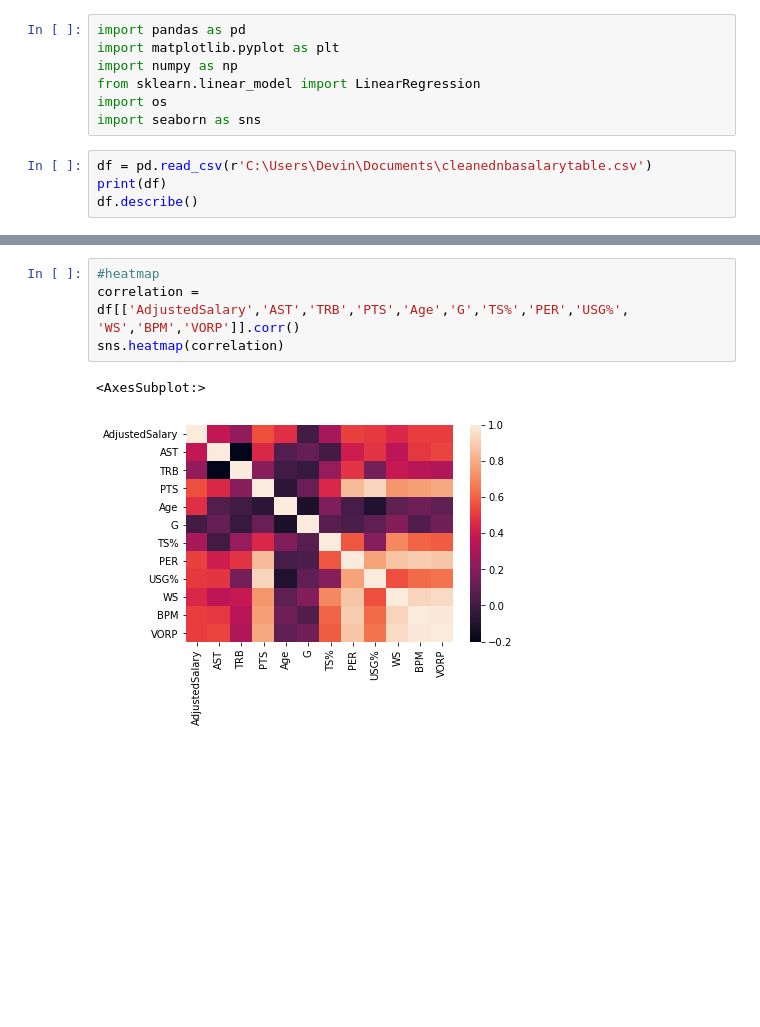
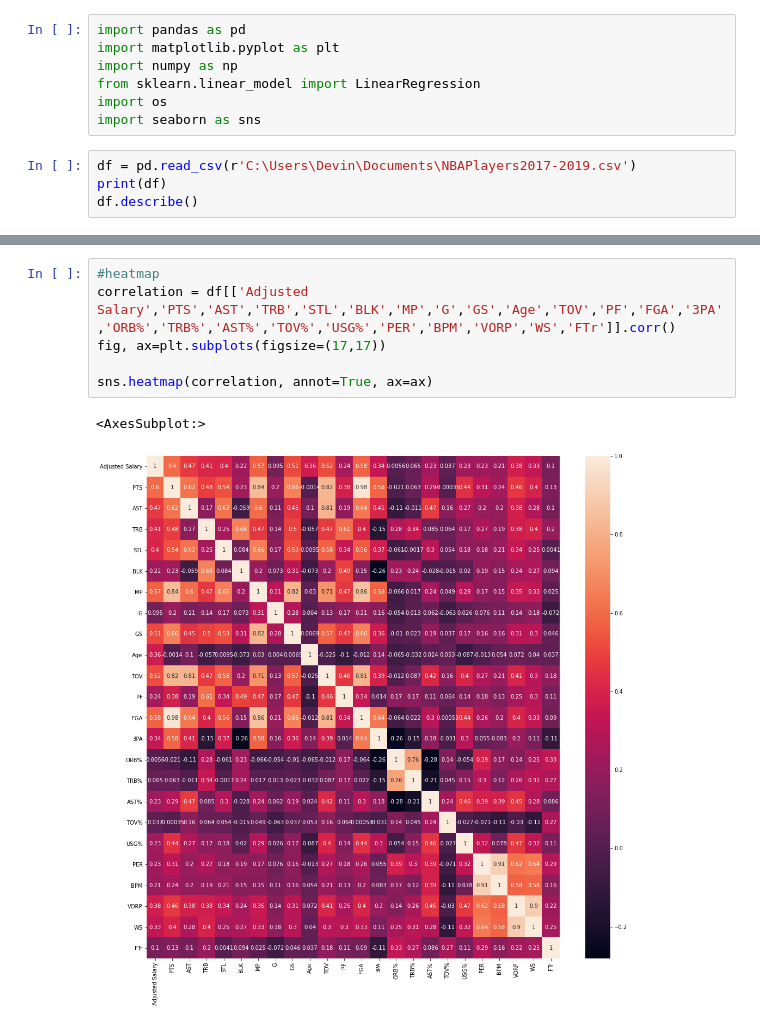
Before and after one commit to dluka117/NBA-Salary-Predictor-Project, a Jupyter notebook: NBAProject.ipynb, the cells around one changed output, grey strips where cells are left out. Saved outputs shown, nothing was run; the diff lists cells and outputs as text; blank space fills up the shorter version.

```diff
--- a/NBAProject.ipynb
+++ b/NBAProject.ipynb
@@ -6,7 +6,7 @@ from sklearn.linear_model import LinearRegression
 import os
 import seaborn as sns
 # %%
-df = pd.read_csv(r'C:\Users\Devin\Documents\cleanednbasalarytable.csv')
+df = pd.read_csv(r'C:\Users\Devin\Documents\NBAPlayers2017-2019.csv')
 print(df)
 df.describe()
 # %% [output]
@@ -55,10 +63,12 @@ sns.pairplot(df[['AdjustedSalary','TS%','PER','USG%', 'WS','BPM','VORP']])
 # %%
 #heatmap
-correlation = df[['AdjustedSalary','AST','TRB','PTS','Age','G','TS%','PER','USG%', 'WS','BPM','VORP']].corr()
-sns.heatmap(correlation)
+correlation = df[['Adjusted Salary','PTS','AST','TRB','STL','BLK','MP','G','GS','Age','TOV','PF','FGA','3PA','ORB%','TRB%','AST%','TOV%','USG%','PER','BPM','VORP','WS','FTr']].corr()
+fig, ax=plt.subplots(figsize=(17,17))
+
+sns.heatmap(correlation, annot=True, ax=ax)
 # %% [output]
 <AxesSubplot:>
-[figure, old version]
+[figure, new version]
 # %%
 #kMeans
 from sklearn.cluster import KMeans
```
Also changed, not shown: parts of 12 cells of this notebook, 2 other files.
